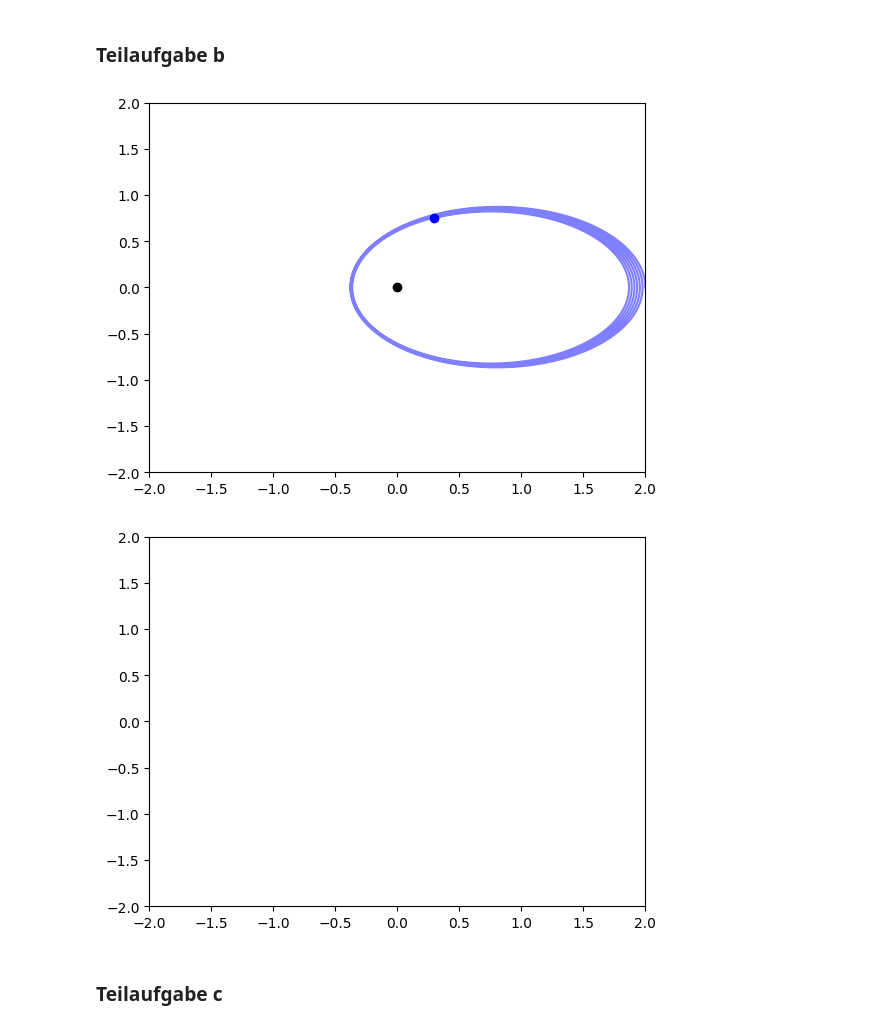
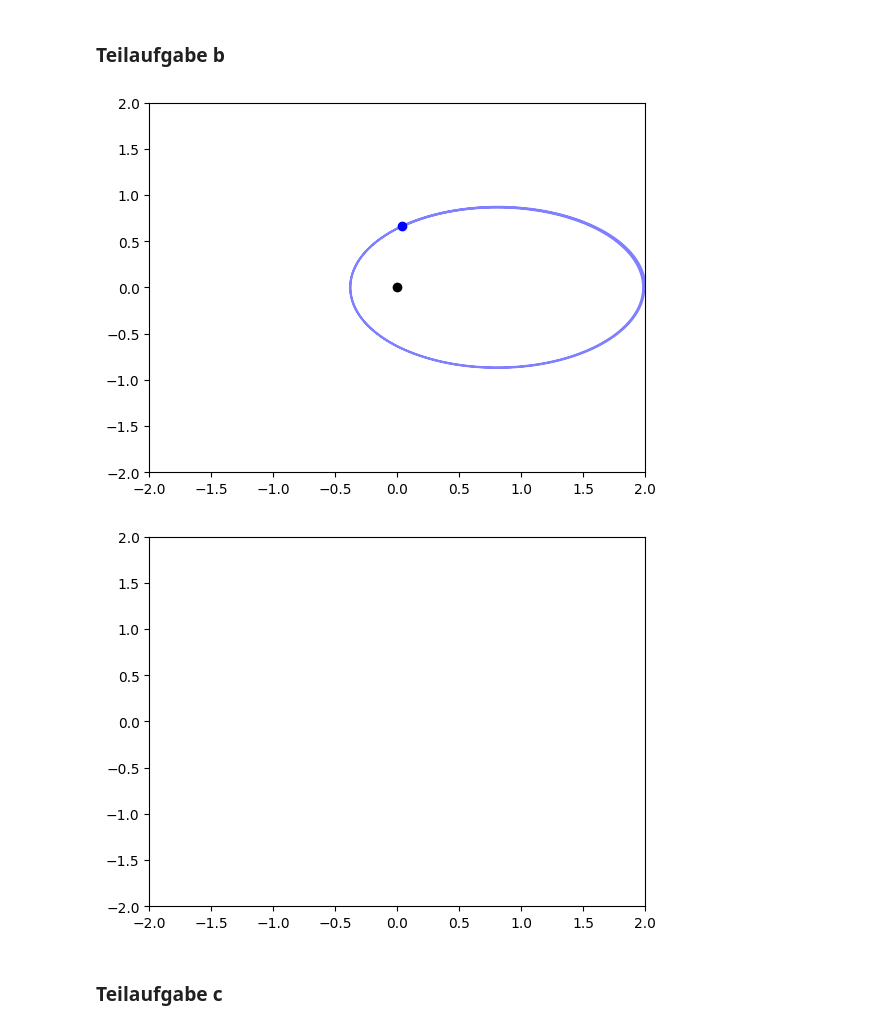
Before and after one commit to jasemi/Computerphysik-ss17-Uebungen, a Jupyter notebook: Uebung-6/Uebung6.ipynb, the cells around one changed output. Saved outputs shown, nothing was run; the diff lists cells and outputs as text; code cells hidden in the pictures.

```diff
--- a/Uebung-6/Uebung6.ipynb
+++ b/Uebung-6/Uebung6.ipynb
@@ -50,27 +46,28 @@ rad2xy (generic function with 1 method)
 # %% [markdown]
 ### Teilaufgabe b
 # %%
-t = linspace(0.,50., 1e5)
+t = linspace(0.,20., 1e5)
 start = [2,0,0,.2]
 m = 1
 (r, dr, phi, dphi) = euler(f, start, t, m)
 (x, y) = rad2xy(r, phi)
 
+
 fig = figure(1)
-for n = 1:500:length(x)
+for n = 1:1000:length(x)
     plot(0, 0, "o", color="black", animated=true)
     plot(x[1:n], y[1:n], "b-", alpha=0.5, animated=true)
     plot(x[n], y[n], "bo", animated=true)
     axis = gca()
     axis[:set_xlim]([-2,2])
     axis[:set_ylim]([-2,2])
     sleep(.01)
     IJulia.clear_output(true)
     display(fig)
     cla()
 end
 # %% [output]
-[figure, old version]
+[figure, new version]
 [figure]
 # %% [markdown]
 ### Teilaufgabe c
```
Also changed, not shown: parts of 3 cells of this notebook.
